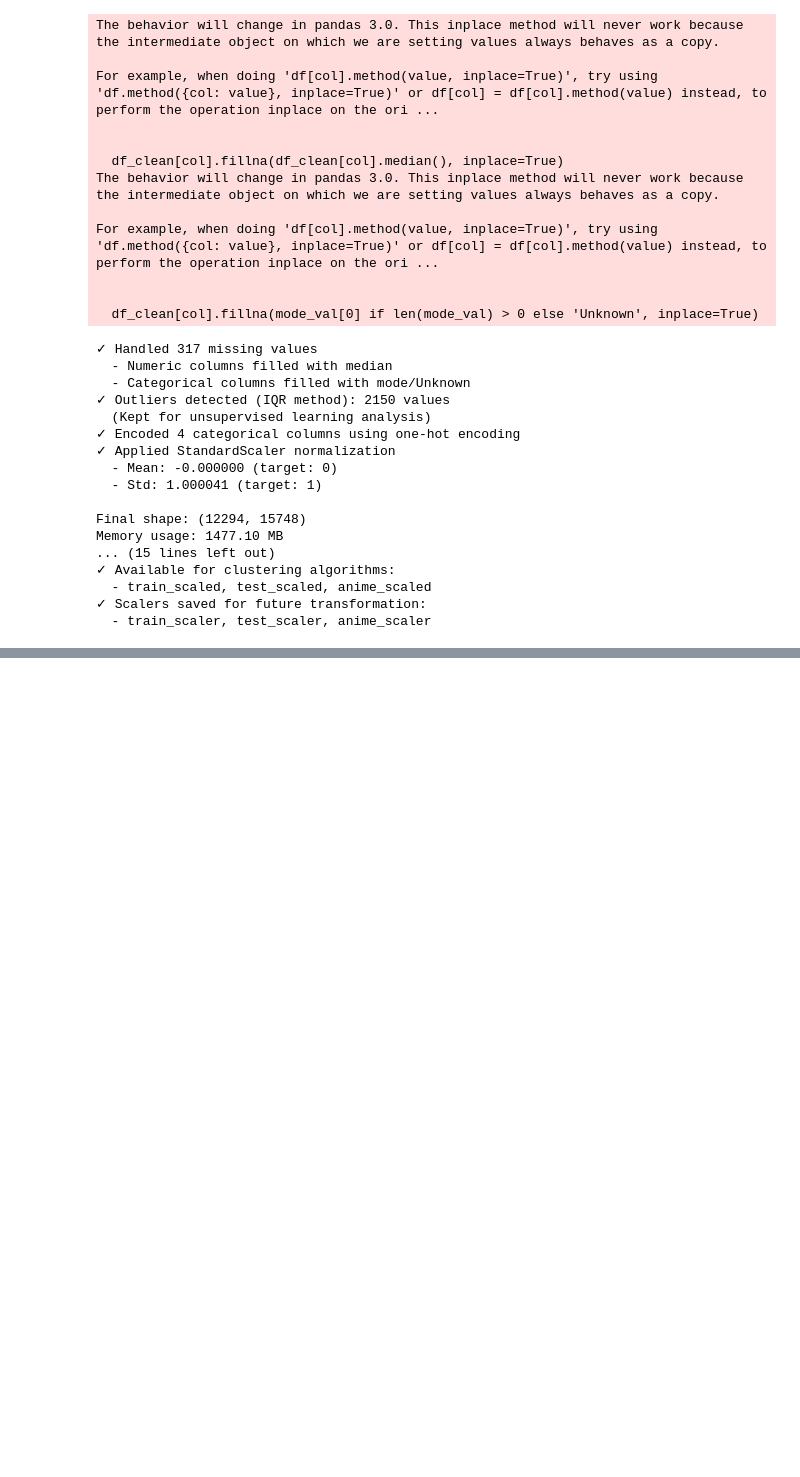
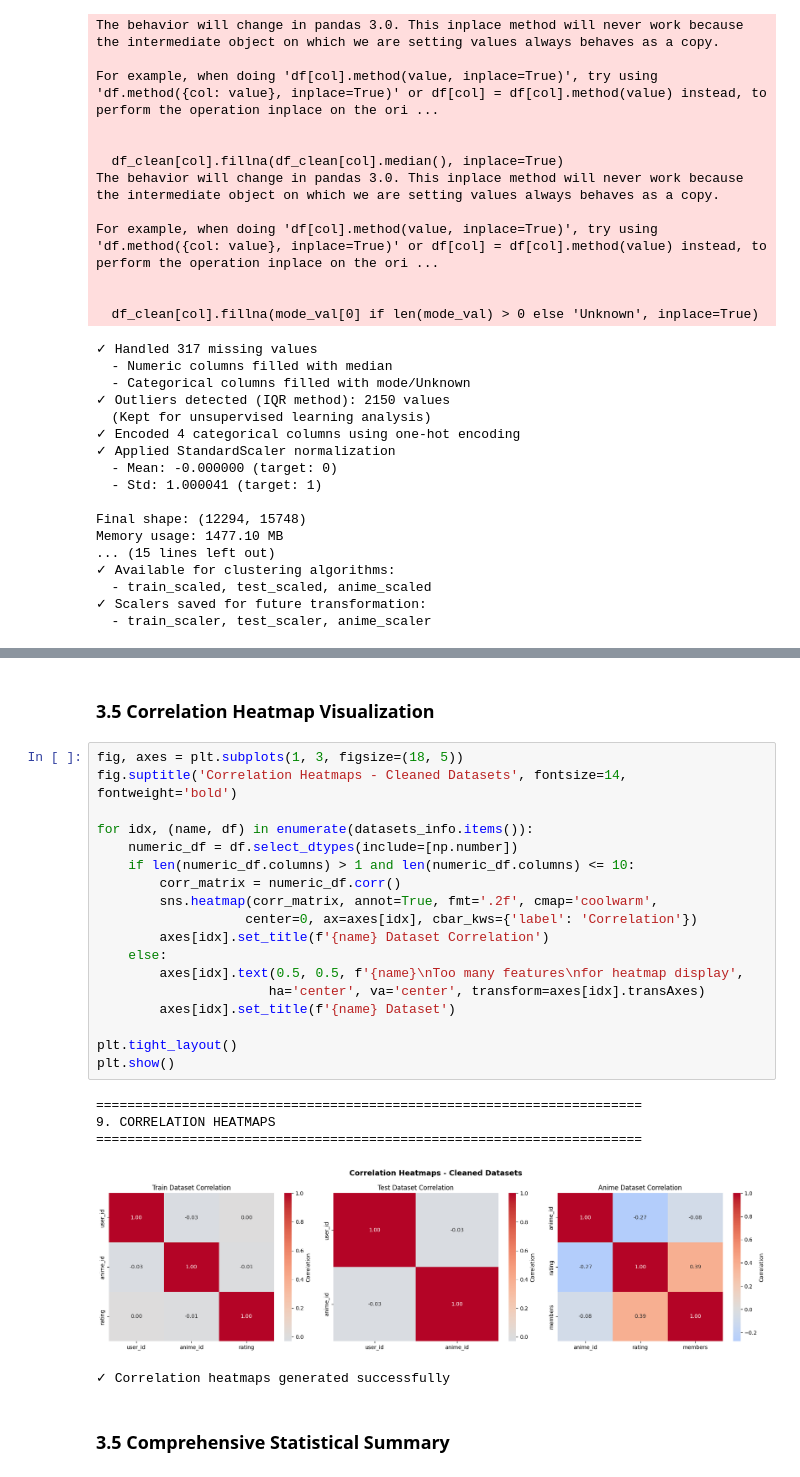
Before and after one commit to mneo823/25_NM_TM_PTDS_Classification_Project, a Jupyter notebook: model.ipynb, the cells around one changed output, grey strips where cells are left out. Drawn from its saved outputs; the diff is of its cells as text; blank space fills up the shorter version.

```diff
--- a/model.ipynb
+++ b/model.ipynb
@@ -436,0 +624,28 @@ Memory usage: 1477.10 MB
+# %% [markdown]
+### 3.5 Correlation Heatmap Visualization
+# %%
+fig, axes = plt.subplots(1, 3, figsize=(18, 5))
+fig.suptitle('Correlation Heatmaps - Cleaned Datasets', fontsize=14, fontweight='bold')
+
+for idx, (name, df) in enumerate(datasets_info.items()):
+    numeric_df = df.select_dtypes(include=[np.number])
+    if len(numeric_df.columns) > 1 and len(numeric_df.columns) <= 10:
+        corr_matrix = numeric_df.corr()
+        sns.heatmap(corr_matrix, annot=True, fmt='.2f', cmap='coolwarm',
+                   center=0, ax=axes[idx], cbar_kws={'label': 'Correlation'})
+        axes[idx].set_title(f'{name} Dataset Correlation')
+    else:
+        axes[idx].text(0.5, 0.5, f'{name}\nToo many features\nfor heatmap display',
+                      ha='center', va='center', transform=axes[idx].transAxes)
+        axes[idx].set_title(f'{name} Dataset')
+
+plt.tight_layout()
+plt.show()
+# %% [output]
+======================================================================
+9. CORRELATION HEATMAPS
+======================================================================
+[figure, added]
+✓ Correlation heatmaps generated successfully
+# %% [markdown]
+### 3.5  Comprehensive Statistical Summary
```
Also changed, not shown: parts of 34 cells of this notebook, 2 other files.
